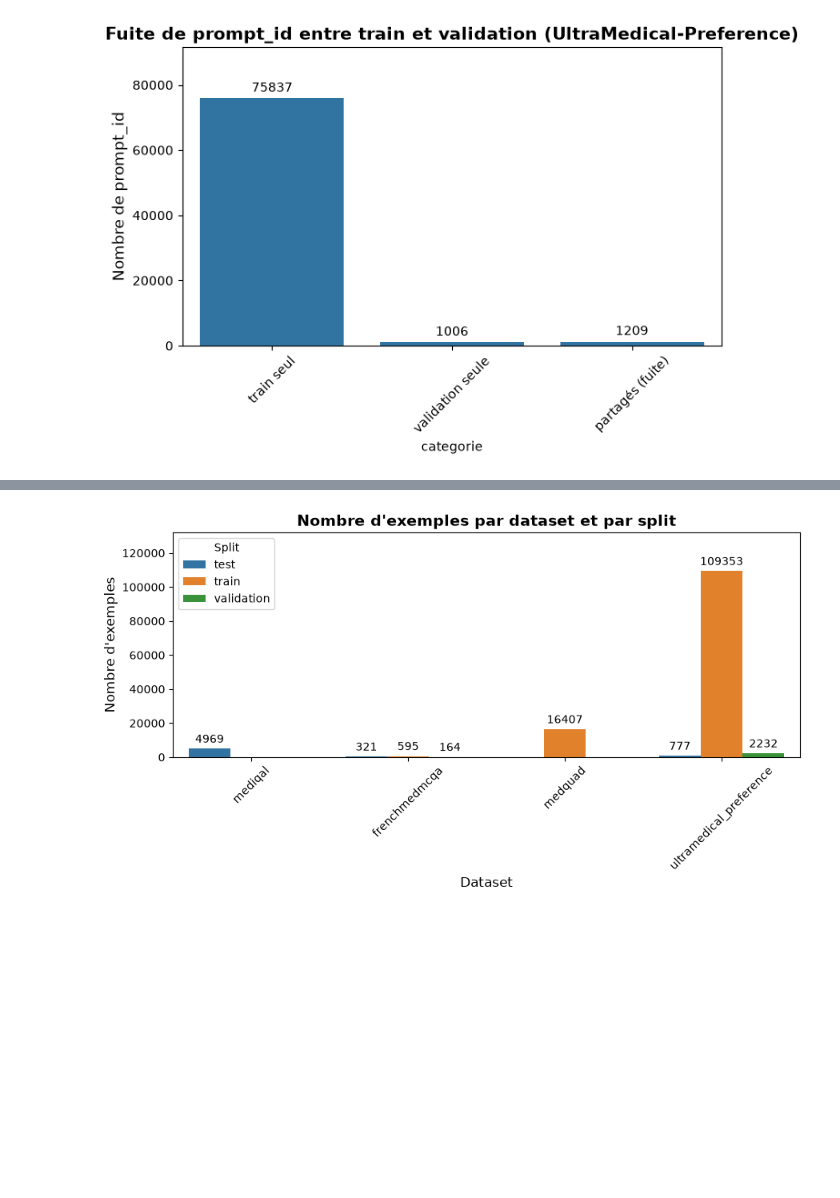
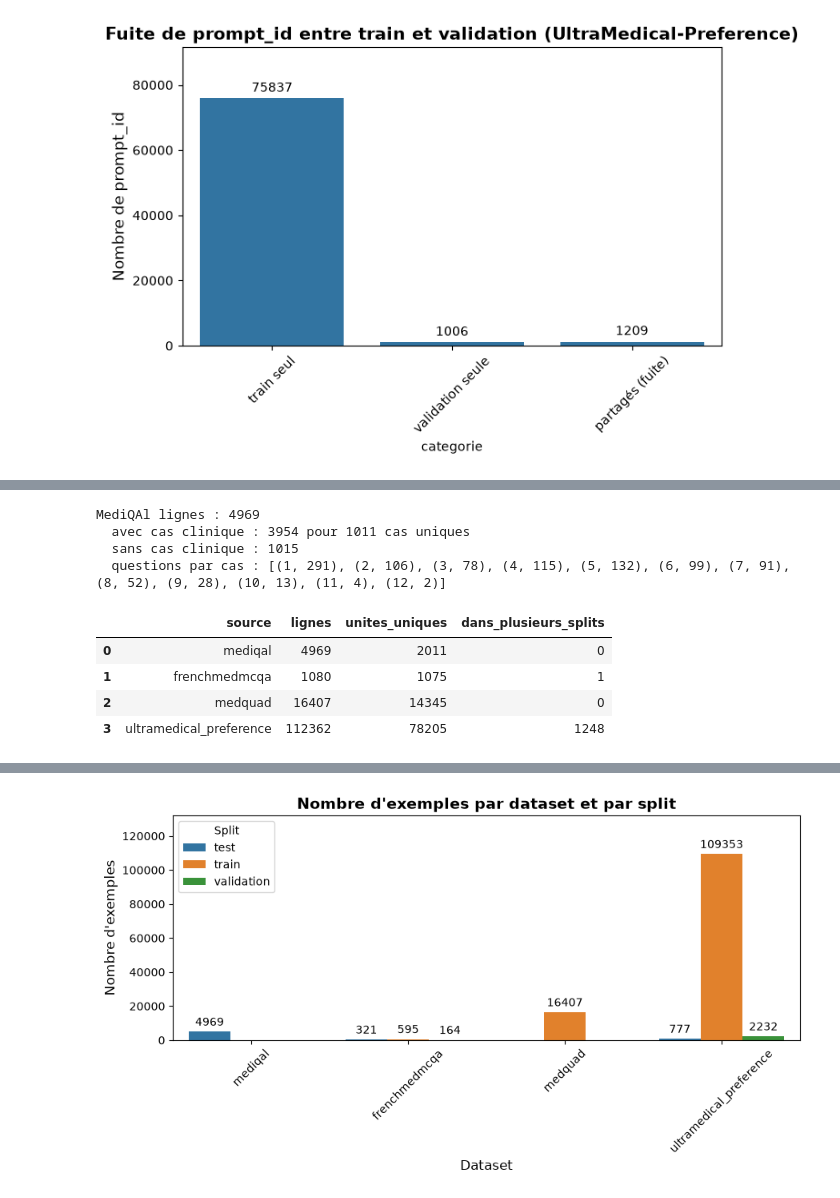
Before and after one commit to RaphaelRIVIERE/llm-finetuning, a Jupyter notebook: notebooks/01_exploration_sources.ipynb, the cells around one changed output, grey strips where cells are left out. Saved outputs shown, nothing was run; the diff lists cells and outputs as text; code cells hidden in the pictures; blank space fills up the shorter version.

```diff
--- a/notebooks/01_exploration_sources.ipynb
+++ b/notebooks/01_exploration_sources.ipynb
@@ -101,7 +121,7 @@ uniques (question, réponse) : 4967
 2 doublons ressortent, mais rien ne dit que c'est le même exemple. Je regarde le cas clinique derrière chacun :
 # %%
 for question, answer in doublons:
-    cas = [ex["clinical_case"] for ex in mediqa_data if ex["question"] == question and ex["answer"] == answer]
+    cas = [ex["clinical_case"] for ex in mediqal_data if ex["question"] == question and ex["answer"] == answer]
     print("question :", question)
     print("cas cliniques distincts :", len(set(cas)))
     for c in cas:
@@ -140,5 +160,5 @@ Premier dataset français public de QCM médicaux, construit à partir de vraies
 # %%
-frenchmedmcqa = load_dataset("nthngdy/frenchmedmcqa")
+frenchmedmcqa = load_dataset("nthngdy/frenchmedmcqa", revision=REVISIONS["nthngdy/frenchmedmcqa"])
 frenchmedmcqa
 # %% [output]
 DatasetDict({
@@ -242,5 +262,5 @@ MedQuAD est un dataset anglais construit en collectant des paires question répo
 # %%
-medquad = load_dataset("keivalya/MedQuad-MedicalQnADataset")
+medquad = load_dataset("keivalya/MedQuad-MedicalQnADataset", revision=REVISIONS["keivalya/MedQuad-MedicalQnADataset"])
 medquad
 # %% [output]
 DatasetDict({
@@ -305,7 +326,7 @@ medquad/train : 20 exemples écrits dans /home/rapha/ia-engineer/llm-finetuning/
 # %% [markdown]
 UltraMedical-Preference est un dataset anglais de préférences, construit par TsinghuaC3I pour le DPO. Pour chaque prompt médical, plusieurs modèles (GPT-3.5, GPT-4, Llama 3, Qwen1.5, Mixtral...) génèrent une réponse, notée et classée par GPT-4, ce qui donne les paires chosen / rejected. Licence MIT.
 # %%
-ultramedical_preference = load_dataset("TsinghuaC3I/UltraMedical-Preference")
+ultramedical_preference = load_dataset("TsinghuaC3I/UltraMedical-Preference", revision=REVISIONS["TsinghuaC3I/UltraMedical-Preference"])
 ultramedical_preference
 # %% [output]
 DatasetDict({
@@ -458,0 +470,35 @@ Des échantillons de chaque split sont sauvegardés dans `data/samples/` via `sc
+# %%
+cas_mediqal = [normaliser_texte(c) for c in mediqal_data["clinical_case"] if c is not None]
+questions_par_cas = Counter(cas_mediqal)
+print("MediQAl lignes :", len(mediqal_data))
+print("  avec cas clinique :", len(cas_mediqal), "pour", len(questions_par_cas), "cas uniques")
+print("  sans cas clinique :", len(mediqal_data) - len(cas_mediqal))
+print("  questions par cas :", sorted(Counter(questions_par_cas.values()).items()))
+# %% [output]
+MediQAl lignes : 4969
+  avec cas clinique : 3954 pour 1011 cas uniques
+  sans cas clinique : 1015
+  questions par cas : [(1, 291), (2, 106), (3, 78), (4, 115), (5, 132), (6, 99), (7, 91), (8, 52), (9, 28), (10, 13), (11, 4), (12, 2)]
+# %%
+def compter_unites(nom, textes_par_split):
+    """Compte les unités uniques d'une source et celles partagées entre splits d'origine."""
+    uniques_par_split = {split: {normaliser_texte(t) for t in textes} for split, textes in textes_par_split.items()}
+    toutes = set().union(*uniques_par_split.values())
+    lignes = sum(len(textes) for textes in textes_par_split.values())
+    vues = Counter(u for uniques in uniques_par_split.values() for u in uniques)
+    return {"source": nom, "lignes": lignes, "unites_uniques": len(toutes),
+            "dans_plusieurs_splits": sum(n > 1 for n in vues.values())}
+
+unites = pd.DataFrame([
+    compter_unites("mediqal", {"test": [c if c is not None else q for c, q in zip(mediqal_data["clinical_case"], mediqal_data["question"])]}),
+    compter_unites("frenchmedmcqa", {s: d["question"] for s, d in frenchmedmcqa.items()}),
+    compter_unites("medquad", {s: d["Question"] for s, d in medquad.items()}),
+    compter_unites("ultramedical_preference", {s: d["prompt"] for s, d in ultramedical_preference.items()}),
+])
+unites
+# %% [output]
+|  | source | lignes | unites_uniques | dans_plusieurs_splits |
+| 0 | mediqal | 4969 | 2011 | 0 |
+| 1 | frenchmedmcqa | 1080 | 1075 | 1 |
+| 2 | medquad | 16407 | 14345 | 0 |
+| 3 | ultramedical_preference | 112362 | 78205 | 1248 |
```
Also changed, not shown: parts of 46 cells of this notebook, 15 other files.
